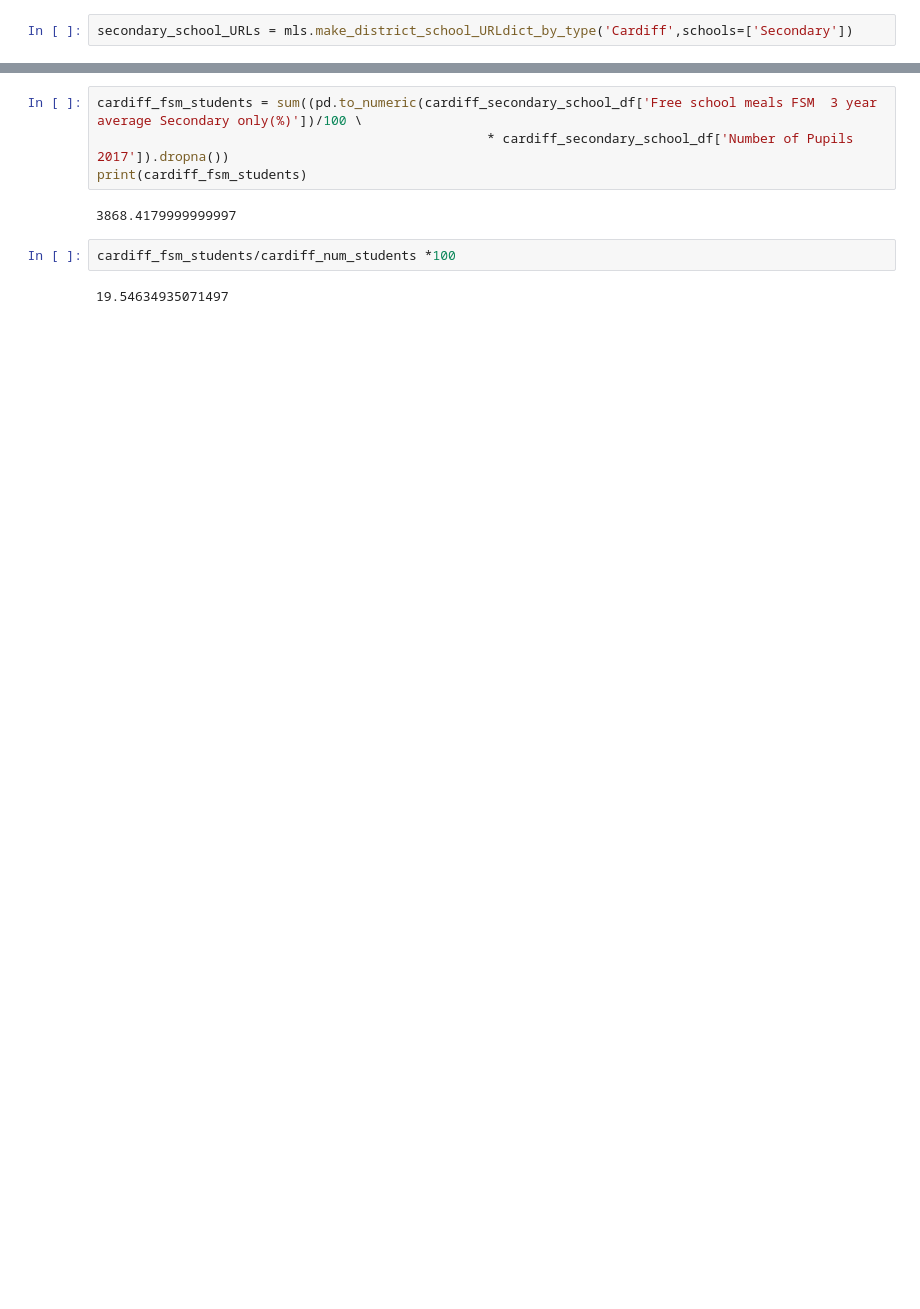
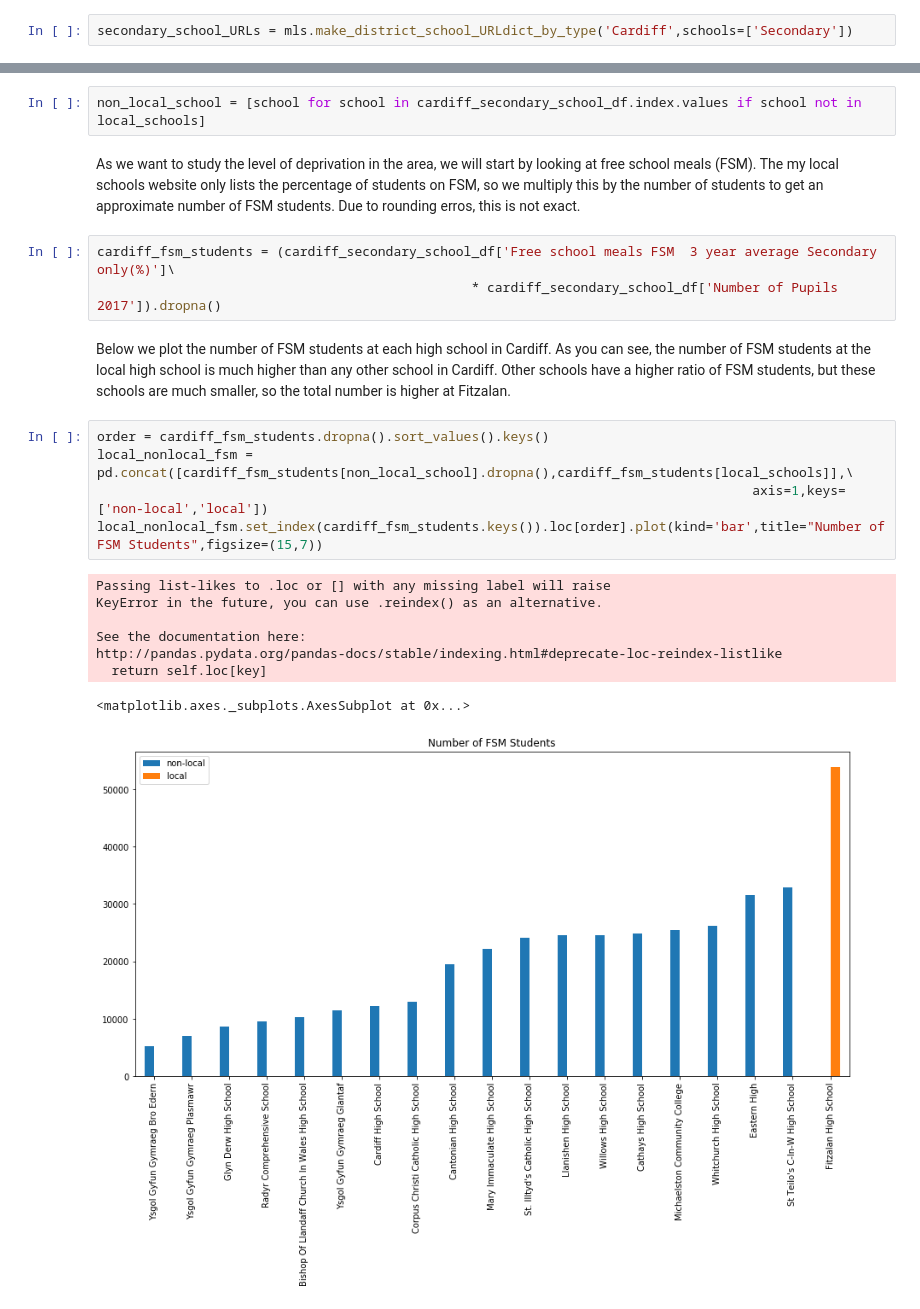
Before and after one commit to idorrington92/SRCDC_cardiff_data_analysis, a Jupyter notebook: codes/schools/studying_local_secondary_school.py.ipynb, the cells around one changed output, grey strips where cells are left out. Saved outputs shown, nothing was run; the diff lists cells and outputs as text; blank space fills up the shorter version.

Commit message:
Finished the analysis for the secondary schools as well. Updated the python module that has the functions I made.

```diff
--- a/codes/schools/studying_local_secondary_school.py.ipynb
+++ b/codes/schools/studying_local_secondary_school.py.ipynb
@@ -78,10 +52,23 @@ print(cardiff_num_students)
+# %%
+non_local_school = [school for school in cardiff_secondary_school_df.index.values if school not in local_schools]
+# %% [markdown]
+As we want to study the level of deprivation in the area, we will start by looking at free school meals (FSM). The my local schools website only lists the percentage of students on FSM, so we multiply this by the number of students to get an approximate number of FSM students. Due to rounding erros, this is not exact.
 # %%
-cardiff_fsm_students = sum((pd.to_numeric(cardiff_secondary_school_df['Free school meals FSM  3 year average Secondary only(%)'])/100 \
-                                                  * cardiff_secondary_school_df['Number of Pupils 2017']).dropna())
-print(cardiff_fsm_students)
+cardiff_fsm_students = (cardiff_secondary_school_df['Free school meals FSM  3 year average Secondary only(%)']\
+                                                * cardiff_secondary_school_df['Number of Pupils 2017']).dropna()
-# %% [output]
-3868.4179999999997
-# %%
-cardiff_fsm_students/cardiff_num_students *100
-# %% [output]
-19.54634935071497
+# %% [markdown]
+Below we plot the number of FSM students at each high school in Cardiff. As you can see, the number of FSM students at the local high school is much higher than any other school in Cardiff. Other schools have a higher ratio of FSM students, but these schools are much smaller, so the total number is higher at Fitzalan.
+# %%
+order = cardiff_fsm_students.dropna().sort_values().keys()
+local_nonlocal_fsm = pd.concat([cardiff_fsm_students[non_local_school].dropna(),cardiff_fsm_students[local_schools]],\
+                                                                                    axis=1,keys=['non-local','local'])
+local_nonlocal_fsm.set_index(cardiff_fsm_students.keys()).loc[order].plot(kind='bar',title="Number of FSM Students",figsize=(15,7))
+# %% [output]
+Passing list-likes to .loc or [] with any missing label will raise
+KeyError in the future, you can use .reindex() as an alternative.
+
+See the documentation here:
+http://pandas.pydata.org/pandas-docs/stable/indexing.html#deprecate-loc-reindex-listlike
+  return self.loc[key]
+<matplotlib.axes._subplots.AxesSubplot at 0x...>
+[figure, added]
```
Also changed, not shown: parts of 39 cells of this notebook, 2 other files.
